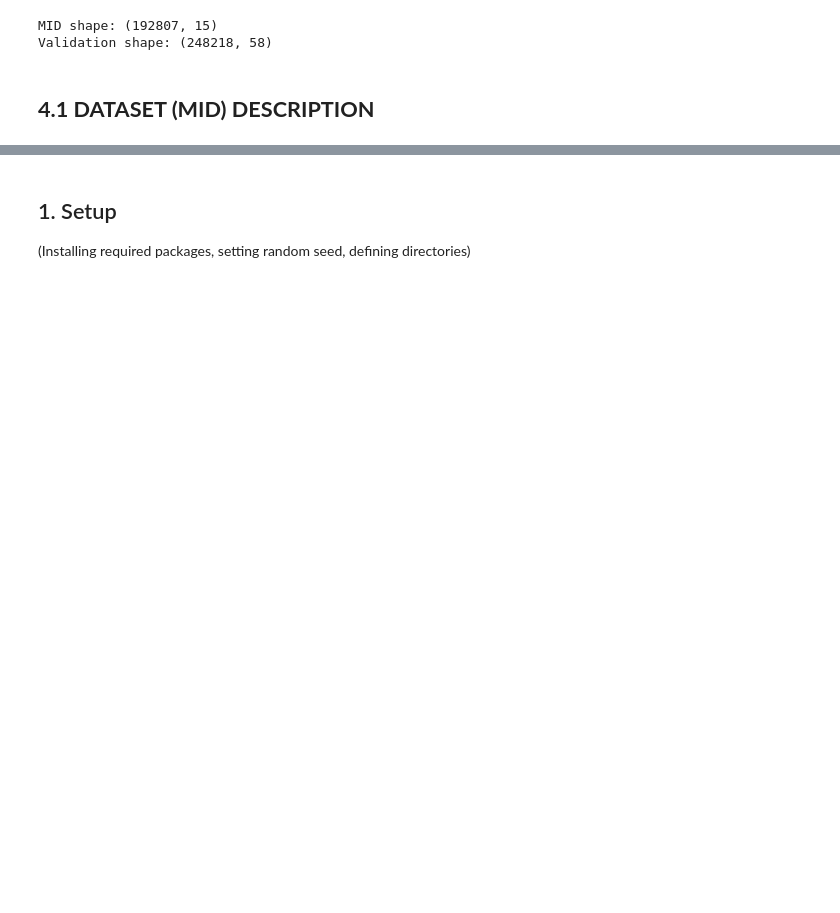
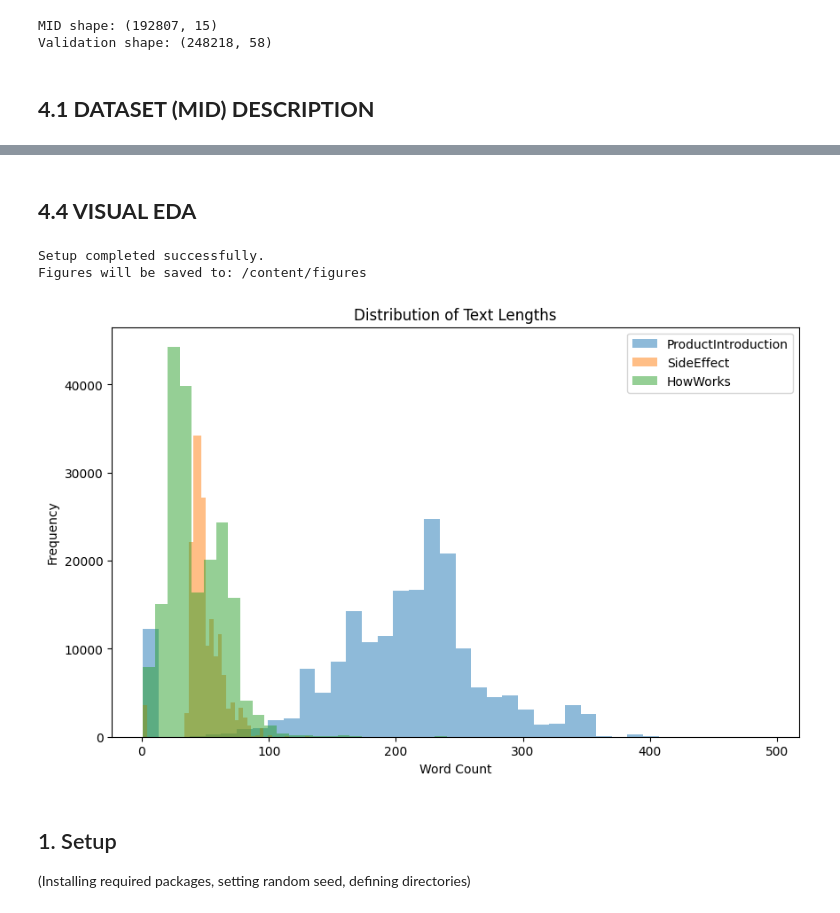
Before and after one commit to fatemehmsh90/Business-Data-Analytics-Project, a Jupyter notebook: notebooks/Drug_Substitute_Analysis.ipynb, the cells around one changed output, grey strips where cells are left out. Cells and saved outputs as stored; diff of their text form; code cells hidden in the pictures; blank space fills up the shorter version.

```diff
--- a/notebooks/Drug_Substitute_Analysis.ipynb
+++ b/notebooks/Drug_Substitute_Analysis.ipynb
@@ -470,0 +584,4 @@ Validation shape: (248218, 58)
+# %%
+# Fill missing structured values with a simple placeholder
+for col in structured_cols:
+    mid_df[col] = mid_df[col].fillna("Unknown")
@@ -470,0 +607,12 @@ Validation shape: (248218, 58)
+# %%
+# List of important text columns to analyze
+text_cols = ["ProductIntroduction", "SideEffect", "HowWorks"]
+
+# Calculate number of words (length) for each text column
+for col in text_cols:
+    mid_df[col + "_length"] = mid_df[col].astype(str).str.split().str.len()
+
+    # Print summary statistics of text length
+    print(col, "→ mean:", mid_df[col + "_length"].mean(),
+          "min:", mid_df[col + "_length"].min(),
+          "max:", mid_df[col + "_length"].max())
@@ -471,3 +665,52 @@ Validation shape: (248218, 58)
+# %% [markdown]
+## **4.4	VISUAL EDA**
+# %%
+# === Setup: basic configuration and reproducibility ===
+
+import os, random
+import numpy as np
+import pandas as pd
+
+# Set random seed for reproducibility
+SEED = 42
+random.seed(SEED)
+np.random.seed(SEED)
+
+# Define a directory for saving figures (used later for visualizations)
+FIG_DIR = "/content/figures"
+os.makedirs(FIG_DIR, exist_ok=True)
+
+print("Setup completed successfully.")
+print("Figures will be saved to:", FIG_DIR)
+# %% [output]
+Setup completed successfully.
+Figures will be saved to: /content/figures
+# %%
+# ===========================
+# FIGURE 4.1 - Text Length Distribution
+# ===========================
+
+import matplotlib.pyplot as plt
+
+# Set figure size
+plt.figure(figsize=(10,6))
+
+# Plot histograms for three text columns
+plt.hist(mid_df["ProductIntroduction_length"], bins=40, alpha=0.5, label="ProductIntroduction")
+plt.hist(mid_df["SideEffect_length"], bins=40, alpha=0.5, label="SideEffect")
+plt.hist(mid_df["HowWorks_length"], bins=40, alpha=0.5, label="HowWorks")
+
+plt.xlabel("Word Count")
+plt.ylabel("Frequency")
+plt.title("Distribution of Text Lengths")
+plt.legend()
+
+# Save figure
+plt.savefig(f"{FIG_DIR}/figure_4_1.png", dpi=300, bbox_inches='tight')
+
+plt.show()
+# %% [output]
+[figure, added]
 # %% [markdown]
 ## 1. Setup
 (Installing required packages, setting random seed, defining directories)
```
Also changed, not shown: parts of 18 cells of this notebook.
